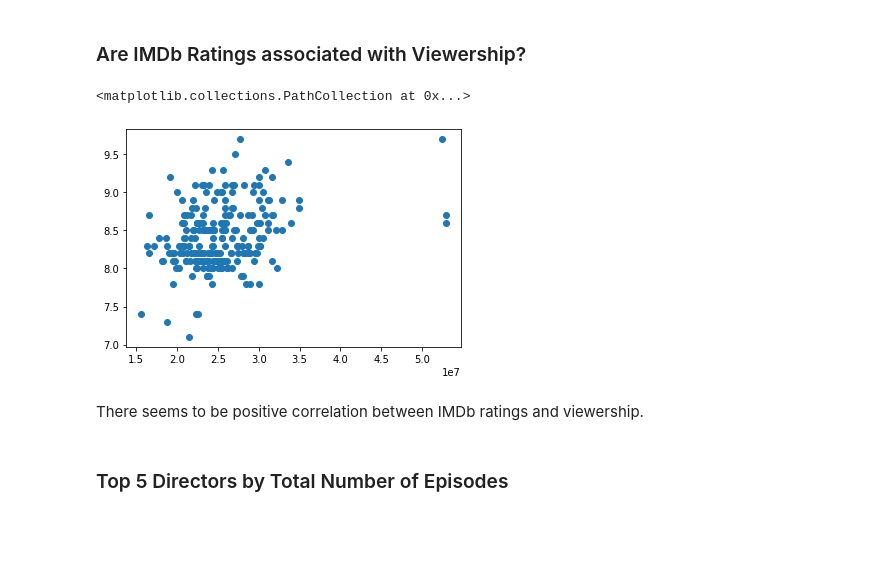
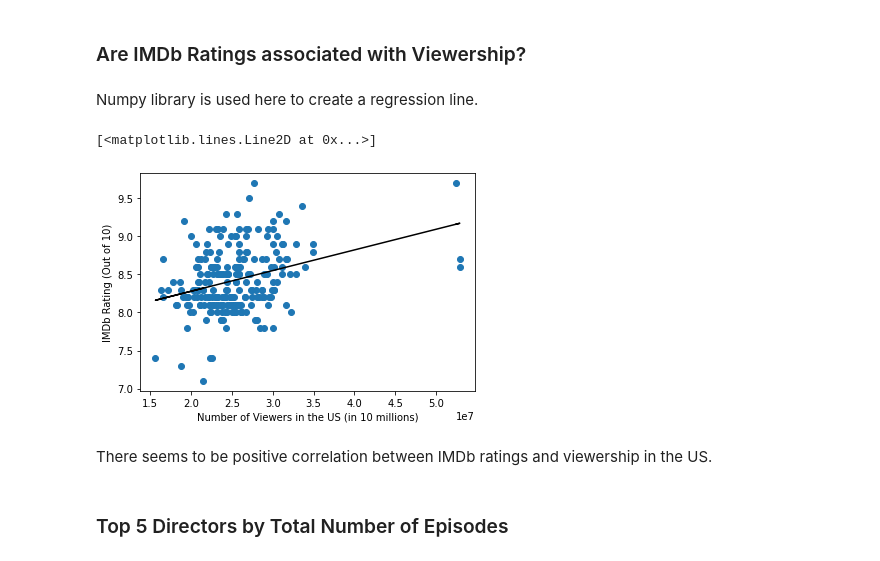
Before and after one commit to xghan99/Friends-EDA, a Jupyter notebook: FriendsEDA.ipynb, the cells around one changed output. Saved outputs shown, nothing was run; the diff lists cells and outputs as text; code cells hidden in the pictures; blank space fills up the shorter version.

```diff
--- a/FriendsEDA.ipynb
+++ b/FriendsEDA.ipynb
@@ -231,12 +255,19 @@ For IMDb ratings, Friends achieved a peak in its final episode and in Season 5,
 # %% [markdown]
 ### Are IMDb Ratings associated with Viewership?
-# %%
-plt.scatter(df_episodes["us_viewers"], df_imdb["imdb_rating"])
-# %% [output]
-<matplotlib.collections.PathCollection at 0x...>
-[figure, removed]
+# %% [markdown]
+Numpy library is used here to create a regression line.
+# %%
+plt.scatter(df_episodes["us_viewers"], df_imdb["imdb_rating"])
+plt.xlabel("Number of Viewers in the US (in 10 millions)")
+plt.ylabel("IMDb Rating (Out of 10)")
+import numpy as np
+m, b = np.polyfit(df_episodes["us_viewers"], df_imdb["imdb_rating"], 1)
+plt.plot(df_episodes["us_viewers"], m*df_episodes["us_viewers"] + b, color="black")
+# %% [output]
+[<matplotlib.lines.Line2D at 0x...>]
+[figure, added]
 # %% [markdown]
-There seems to be positive correlation between IMDb ratings and viewership.
+There seems to be positive correlation between IMDb ratings and viewership in the US.
 # %% [markdown]
 ### Top 5 Directors by Total Number of Episodes
 # %%
```
Also changed, not shown: parts of 13 cells of this notebook.
